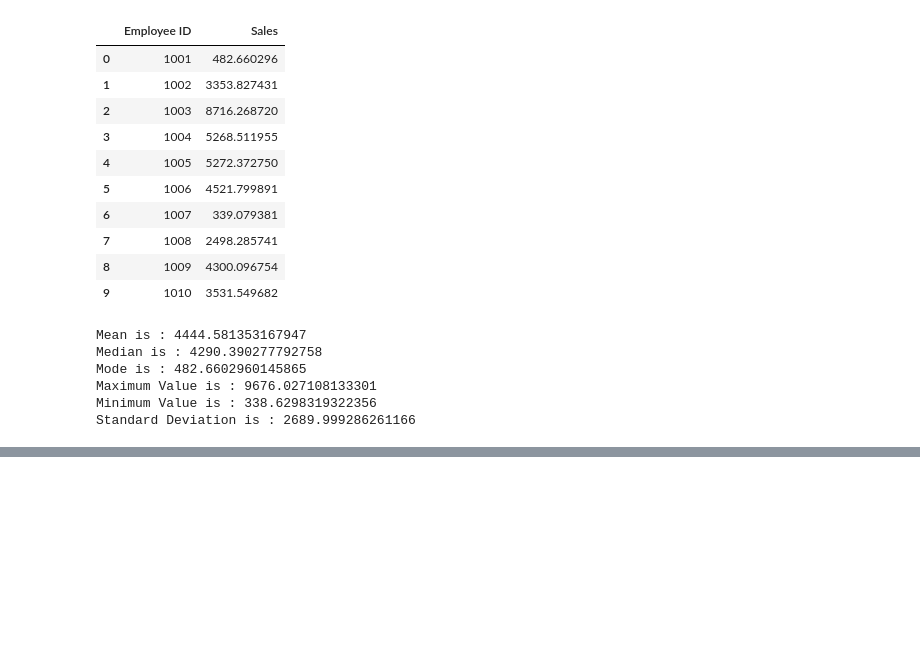
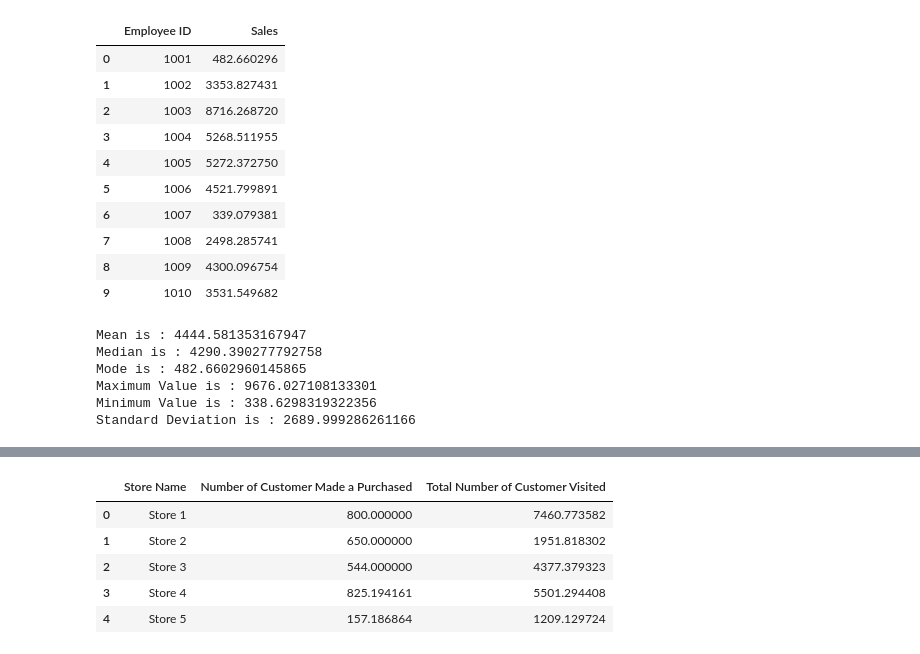
Before and after one commit to gaoqian310/Business_Intelligence_Project, a Jupyter notebook: BI_Project.ipynb, the cells around one changed output, grey strips where cells are left out. Cells and saved outputs as stored; diff of their text form; code cells hidden in the pictures; blank space fills up the shorter version.

```diff
--- a/BI_Project.ipynb
+++ b/BI_Project.ipynb
@@ -57,0 +97,9 @@ Standard Deviation is : 2689.999286261166
+# %%
+df.head()
+# %% [output]
+|  | Store Name | Number of Customer Made a Purchased | Total Number of Customer Visited |
+| 0 | Store 1 | 800.000000 | 7460.773582 |
+| 1 | Store 2 | 650.000000 | 1951.818302 |
+| 2 | Store 3 | 544.000000 | 4377.379323 |
+| 3 | Store 4 | 825.194161 | 5501.294408 |
+| 4 | Store 5 | 157.186864 | 1209.129724 |
```
Also changed, not shown: parts of 10 cells of this notebook, 1 other file.
